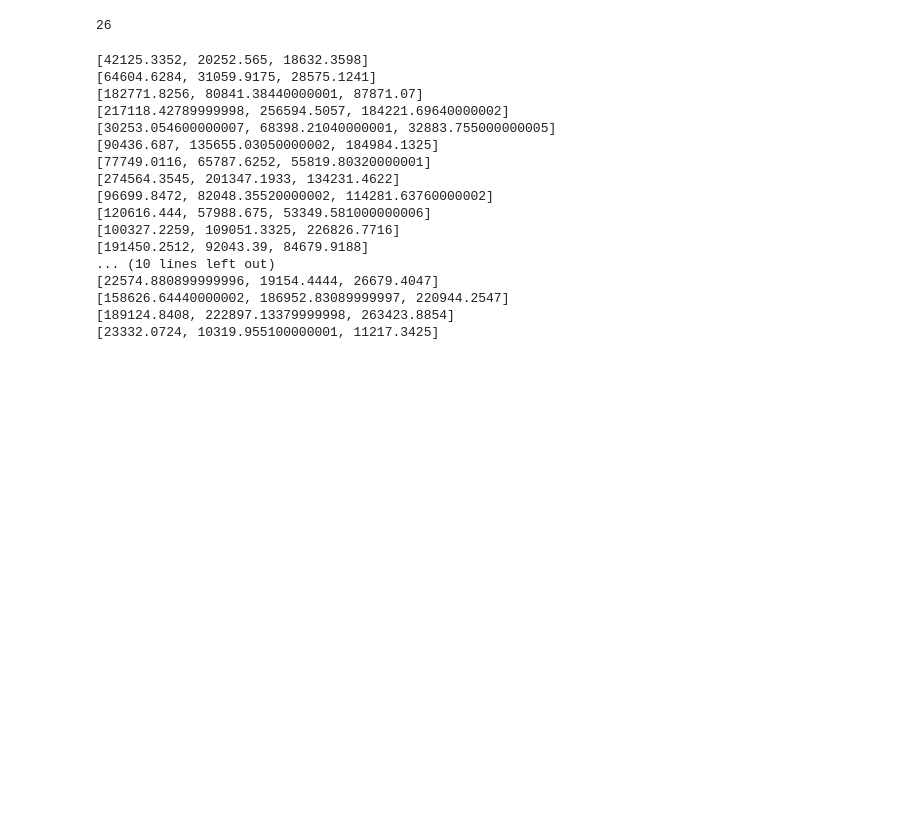
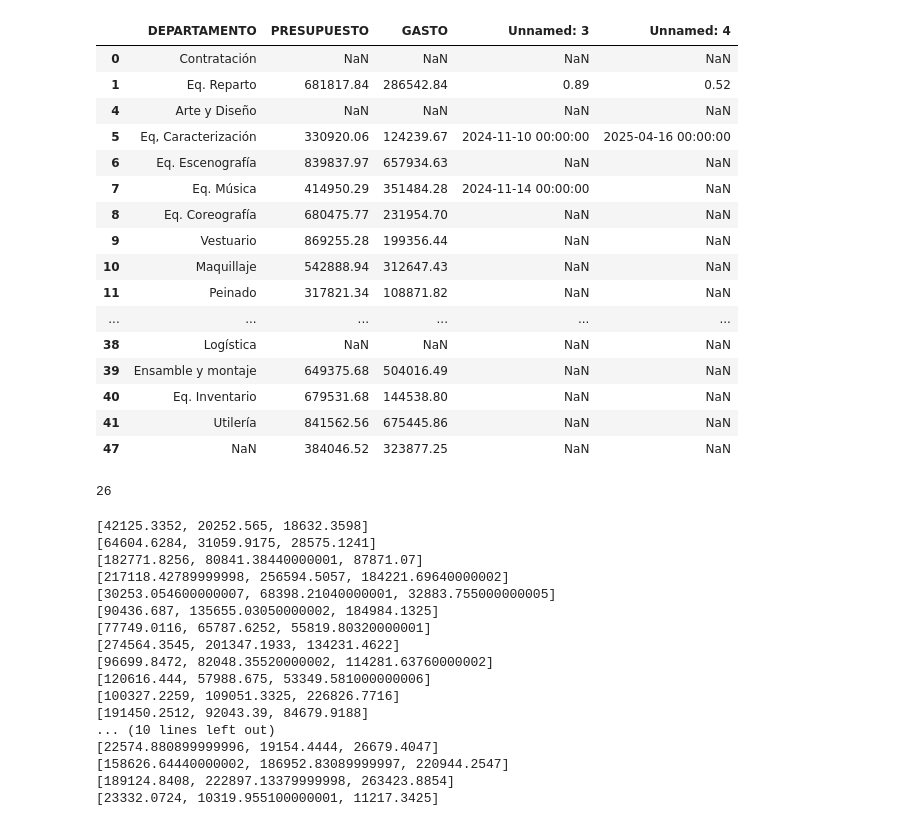
Before and after one commit to BertecM/Explore-proy, a Jupyter notebook: Exploracion.ipynb, the cells around one changed output. Drawn from its saved outputs; the diff is of its cells as text; code cells hidden in the pictures; blank space fills up the shorter version.

```diff
--- a/Exploracion.ipynb
+++ b/Exploracion.ipynb
@@ -24,3 +28,26 @@ otra
+# %%
+# Eliminar filas vacías o irrelevantes en df_resumen
+una = una.dropna(subset=["DEPARTAMENTO", "PRESUPUESTO", "GASTO"], how='all')
+una = una[~una["DEPARTAMENTO"].str.contains("Subtotal|Total", na=False)]
+una
+# %% [output]
+|  | DEPARTAMENTO | PRESUPUESTO | GASTO | Unnamed: 3 | Unnamed: 4 |
+| 0 | Contratación | NaN | NaN | NaN | NaN |
+| 1 | Eq. Reparto | 681817.84 | 286542.84 | 0.89 | 0.52 |
+| 4 | Arte y Diseño | NaN | NaN | NaN | NaN |
+| 5 | Eq, Caracterización | 330920.06 | 124239.67 | 2024-11-10 00:00:00 | 2025-04-16 00:00:00 |
+| 6 | Eq. Escenografía | 839837.97 | 657934.63 | NaN | NaN |
+| 7 | Eq. Música | 414950.29 | 351484.28 | 2024-11-14 00:00:00 | NaN |
+| 8 | Eq. Coreografía | 680475.77 | 231954.70 | NaN | NaN |
+| 9 | Vestuario | 869255.28 | 199356.44 | NaN | NaN |
+| 10 | Maquillaje | 542888.94 | 312647.43 | NaN | NaN |
+| 11 | Peinado | 317821.34 | 108871.82 | NaN | NaN |
+| ... | ... | ... | ... | ... | ... |
+| 38 | Logística | NaN | NaN | NaN | NaN |
+| 39 | Ensamble y montaje | 649375.68 | 504016.49 | NaN | NaN |
+| 40 | Eq. Inventario | 679531.68 | 144538.80 | NaN | NaN |
+| 41 | Utilería | 841562.56 | 675445.86 | NaN | NaN |
+| 47 | NaN | 384046.52 | 323877.25 | NaN | NaN |
 # %%
 len(list(otra["UNIDAD ESP."].unique()))
 # %% [output]
```
Also changed, not shown: parts of 4 cells of this notebook, 3 other files.
